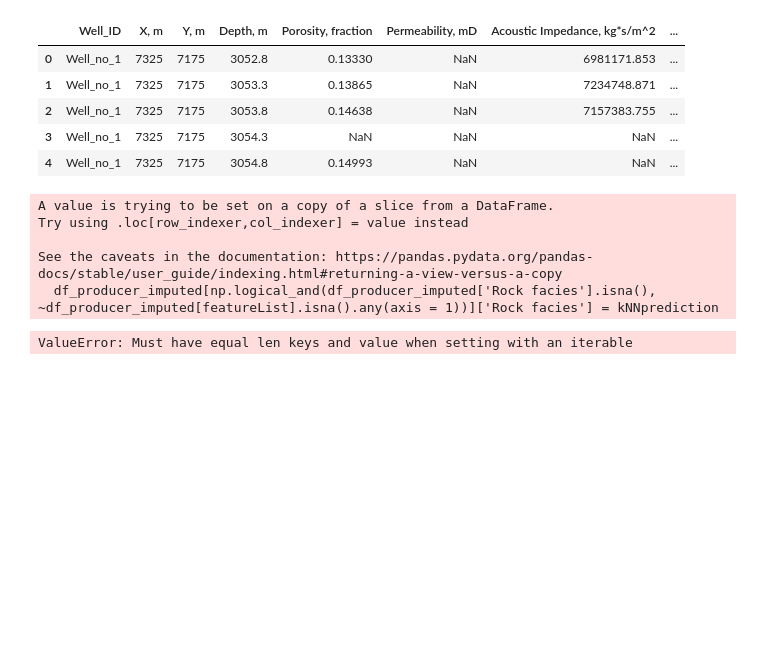
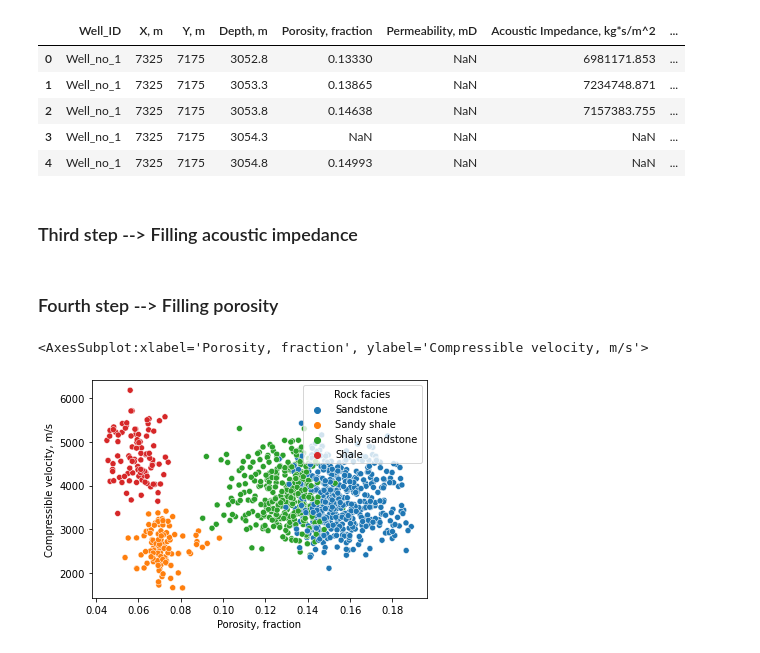
Before and after one commit to PGEHackathon/High-Risk-Low-Return, a Jupyter notebook: dataImputation.ipynb, the cells around one changed output. Drawn from its saved outputs; the diff is of its cells as text; code cells hidden in the pictures; blank space fills up the shorter version.

```diff
--- a/dataImputation.ipynb
+++ b/dataImputation.ipynb
@@ -274,15 +271,5 @@ df_producer_imputed[]
 | 2 | Well_no_1 | 7325 | 7175 | 3053.8 | 0.14638 | NaN | 7157383.755 | ... |
 | 3 | Well_no_1 | 7325 | 7175 | 3054.3 | NaN | NaN | NaN | ... |
 | 4 | Well_no_1 | 7325 | 7175 | 3054.8 | 0.14993 | NaN | NaN | ... |
-# %%
- = kNNprediction
-# %% [output]
-A value is trying to be set on a copy of a slice from a DataFrame.
-Try using .loc[row_indexer,col_indexer] = value instead
-
-See the caveats in the documentation: https://pandas.pydata.org/pandas-docs/stable/user_guide/indexing.html#returning-a-view-versus-a-copy
-  df_producer_imputed[np.logical_and(df_producer_imputed['Rock facies'].isna(), ~df_producer_imputed[featureList].isna().any(axis = 1))]['Rock facies'] = kNNprediction
-# %%
-df_producer_imputed.loc[np.logical_and(df_producer_imputed['Rock facies'].isna(), ~df_producer_imputed[featureList].isna().any(axis = 1)), 'Rock facies'] = kNNprediction
-# %% [output]
-ValueError: Must have equal len keys and value when setting with an iterable
+# %% [markdown]
+### Third step --> Filling acoustic impedance
@@ -288,0 +310,8 @@ ValueError: Must have equal len keys and value when setting with an iterable
+# %% [markdown]
+### Fourth step --> Filling porosity
+# %%
+plt.figure()
+sns.scatterplot(data = df_producer, x = 'Porosity, fraction', y = 'Compressible velocity, m/s', hue = 'Rock facies')
+# %% [output]
+<AxesSubplot:xlabel='Porosity, fraction', ylabel='Compressible velocity, m/s'>
+[figure, added]
```
Also changed, not shown: parts of 17 cells of this notebook, 1 other file.
